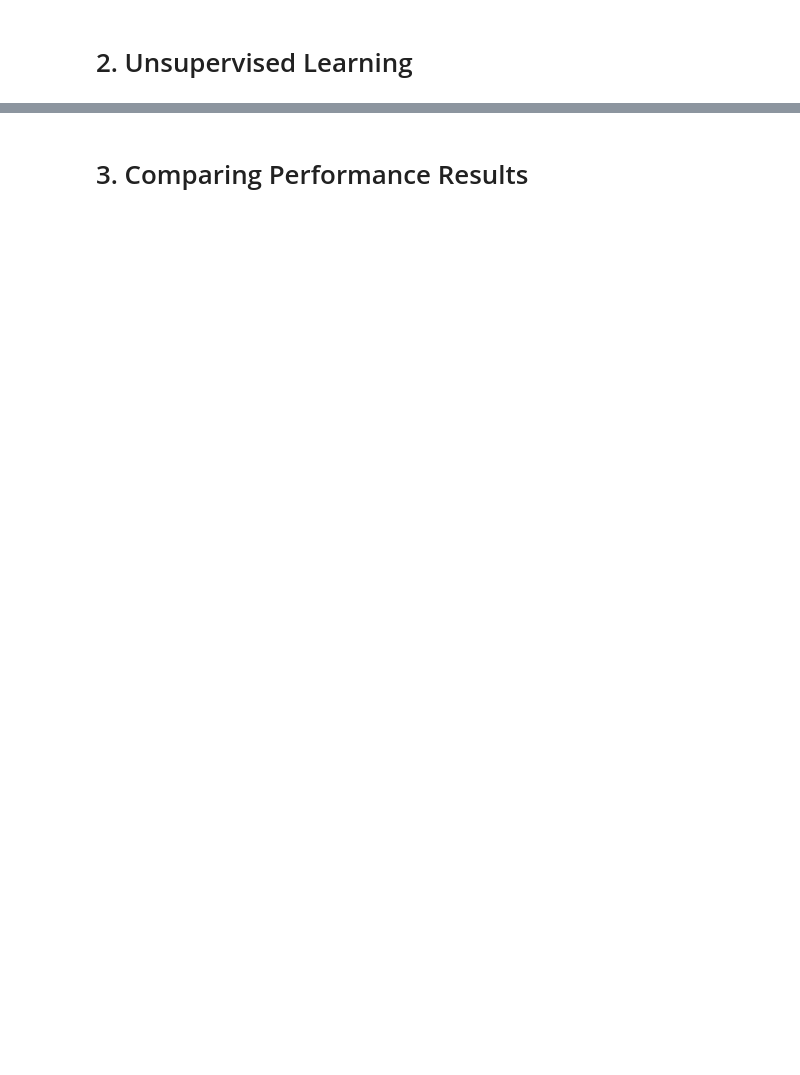
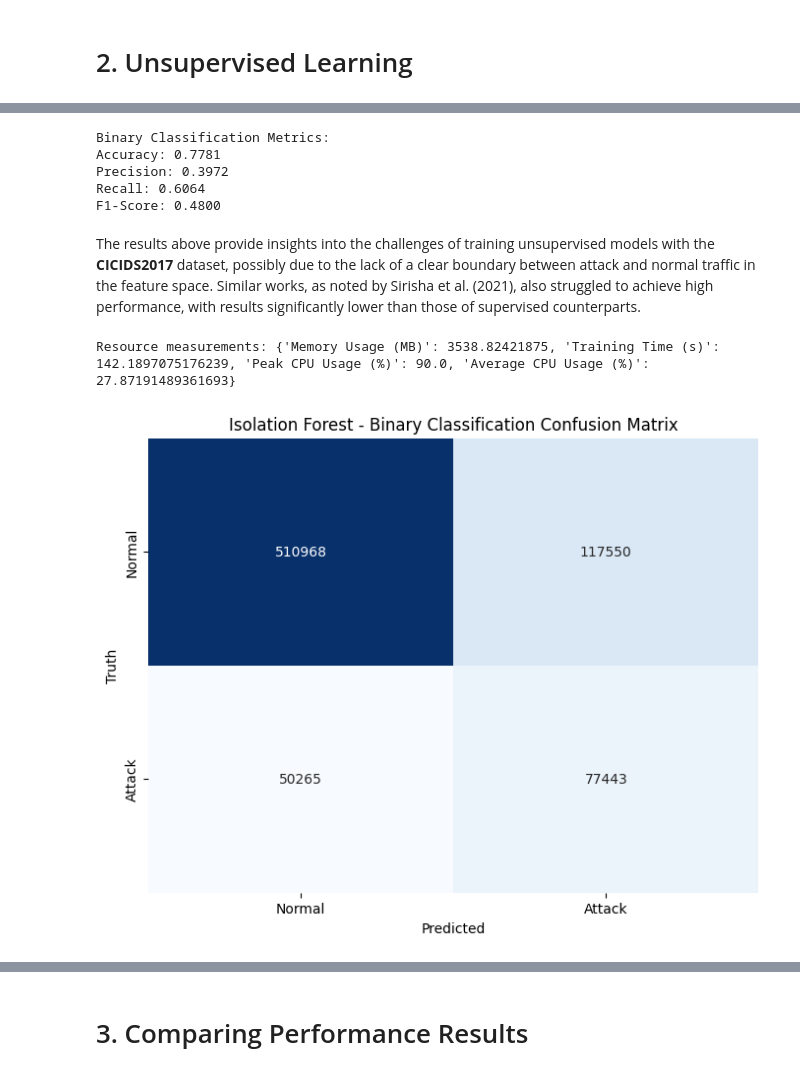
Before and after one commit to anacletu/ml-intrusion-detection-cicids2017, a Jupyter notebook: cicids2017-ml-models-comparison-unsupervised.ipynb, the cells around one changed output, grey strips where cells are left out. Drawn from its saved outputs; the diff is of its cells as text; code cells hidden in the pictures; blank space fills up the shorter version.

Commit message:
Kaggle Notebook | CICIDS2017 - ML Models Comparison: Unsupervised | Version 3

```diff
--- a/cicids2017-ml-models-comparison-unsupervised.ipynb
+++ b/cicids2017-ml-models-comparison-unsupervised.ipynb
@@ -32,0 +360,3 @@ This notebook presents the training process, hyperparameter tuning, and comparat
+# %%
+# Using binary labels for tuning
+random_search_if.fit(X_train, y_train_bin)
@@ -32,0 +374,7 @@ This notebook presents the training process, hyperparameter tuning, and comparat
+# %%
+print(f'Best Parameters: {random_search_if.best_params_}')
+print(f'Best Score: {random_search_if.best_score_}')
+
+best_params_if = random_search_if.best_params_
+
+del random_search_if
@@ -32,0 +397,16 @@ This notebook presents the training process, hyperparameter tuning, and comparat
+# %%
+# Training the model with binary classification
+measurement_if, if_model = apply_if(X_train, best_params=best_params_if)
+
+# Get anomaly scores for the test set (higher = more likely anomaly)
+anomaly_scores = -if_model.decision_function(X_test)
+# %%
+# Compute ROC curve to determine optimal threshold for binary classification
+fpr, tpr, thresholds = roc_curve(y_test_bin, anomaly_scores)
+
+# Choose the threshold where TPR - FPR is maximized (Youden's J statistic)
+optimal_idx = np.argmax(tpr - fpr)
+optimal_threshold = thresholds[optimal_idx]
+
+# Classify anomalies
+y_pred_if = (anomaly_scores >= optimal_threshold).astype(int)
@@ -32,0 +417,40 @@ This notebook presents the training process, hyperparameter tuning, and comparat
+# %%
+# Evaluating the model performance against true labels
+accuracy_if_binary = accuracy_score(y_test_bin, y_pred_if)
+precision_if_binary = precision_score(y_test_bin, y_pred_if)
+recall_if_binary = recall_score(y_test_bin, y_pred_if)
+f1_if_binary = f1_score(y_test_bin, y_pred_if)
+
+print(f'Binary Classification Metrics:')
+print(f'Accuracy: {accuracy_if_binary:.4f}')
+print(f'Precision: {precision_if_binary:.4f}')
+print(f'Recall: {recall_if_binary:.4f}')
+print(f'F1-Score: {f1_if_binary:.4f}')
+# %% [output]
+Binary Classification Metrics:
+Accuracy: 0.7781
+Precision: 0.3972
+Recall: 0.6064
+F1-Score: 0.4800
+# %% [markdown]
+The results above provide insights into the challenges of training unsupervised models with the **CICIDS2017** dataset, possibly due to the lack of a clear boundary between attack and normal traffic in the feature space. Similar works, as noted by Sirisha et al. (2021), also struggled to achieve high performance, with results significantly lower than those of supervised counterparts.
+# %%
+# Checking computational cost
+print("Resource measurements:", measurement_if)
+# %% [output]
+Resource measurements: {'Memory Usage (MB)': 3538.82421875, 'Training Time (s)': 142.1897075176239, 'Peak CPU Usage (%)': 90.0, 'Average CPU Usage (%)': 27.87191489361693}
+# %%
+# Confusion Matrix for Binary Classification
+cm_if_binary = confusion_matrix(y_test_bin, y_pred_if)
+
+plt.figure(figsize=(8, 6))
+sns.heatmap(cm_if_binary, annot=True, fmt='d',
+            xticklabels=['Normal', 'Attack'],
+            yticklabels=['Normal', 'Attack'],
+            cmap='Blues', cbar=False)
+plt.xlabel('Predicted')
+plt.ylabel('Truth')
+plt.title('Isolation Forest - Binary Classification Confusion Matrix')
+plt.show()
+# %% [output]
+[figure, added]
```
Also changed, not shown: parts of 65 cells of this notebook.
